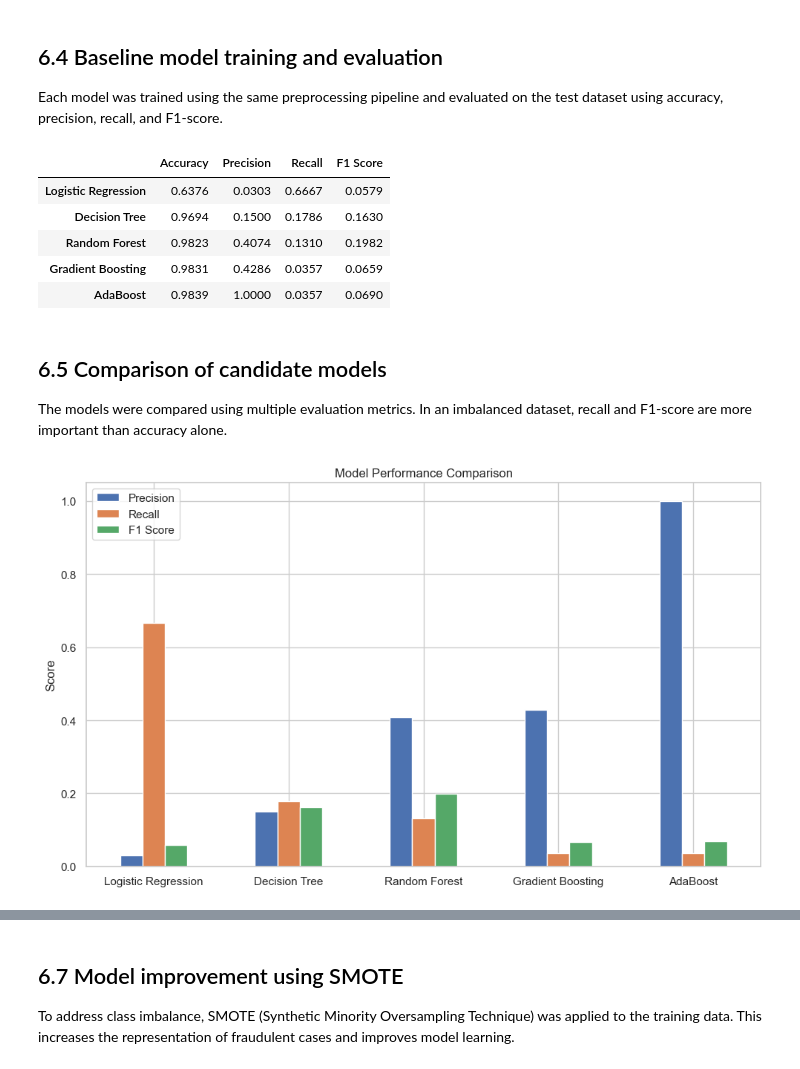
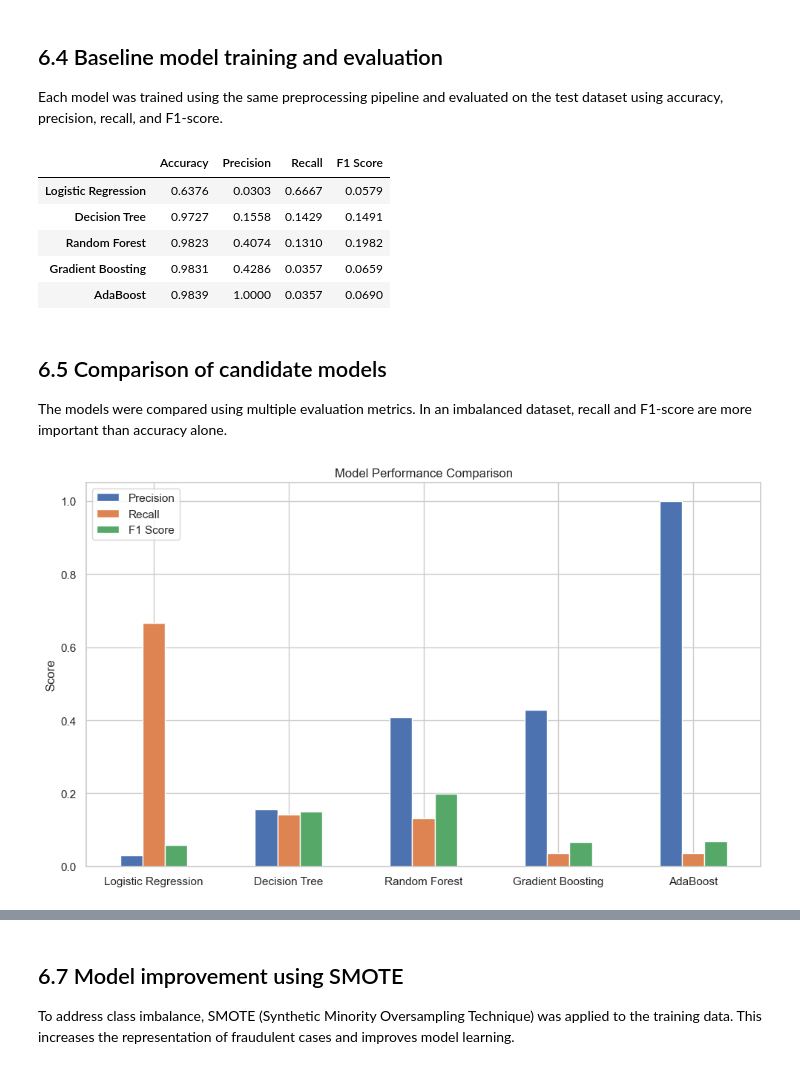
Before and after one commit to YaseenMunowwar/st20357375-CMP7005PRAC1-credit-card-fraud, a Jupyter notebook: notebooks/st20357375_CMP7005_PRAC1_Final.ipynb, the cells around one changed output, grey strips where cells are left out. Cells and saved outputs as stored; diff of their text form; code cells hidden in the pictures.

```diff
--- a/notebooks/st20357375_CMP7005_PRAC1_Final.ipynb
+++ b/notebooks/st20357375_CMP7005_PRAC1_Final.ipynb
@@ -604,7 +604,7 @@ These models were chosen to provide a balance between interpretability and predi
 # %%
 models = {
     "Logistic Regression": LogisticRegression(max_iter=1000, class_weight="balanced", random_state=42),
-    "Decision Tree": DecisionTreeClassifier(random_state=42),
+    "Decision Tree": DecisionTreeClassifier(class_weight="balanced", random_state=42),
     "Random Forest": RandomForestClassifier(n_estimators=200, class_weight="balanced", random_state=42),
     "Gradient Boosting": GradientBoostingClassifier(random_state=42),
     "AdaBoost": AdaBoostClassifier(random_state=42)
@@ -615,29 +615,33 @@ models = {
 Each model was trained using the same preprocessing pipeline and evaluated on the test dataset using accuracy, precision, recall, and F1-score.
 # %%
 results = {}
+fitted_pipelines = {}
 
 for name, model in models.items():
     pipeline = Pipeline(steps=[
         ("preprocessor", preprocessor),
         ("classifier", model)
     ])
 
     pipeline.fit(X_train, y_train)
     y_pred = pipeline.predict(X_test)
 
+    # store fitted pipeline
+    fitted_pipelines[name] = pipeline
+
     results[name] = {
         "Accuracy": accuracy_score(y_test, y_pred),
         "Precision": precision_score(y_test, y_pred),
         "Recall": recall_score(y_test, y_pred),
         "F1 Score": f1_score(y_test, y_pred)
     }
 
 results_df = pd.DataFrame(results).T.round(4)
 results_df
 # %% [output]
 |  | Accuracy | Precision | Recall | F1 Score |
 | Logistic Regression | 0.6376 | 0.0303 | 0.6667 | 0.0579 |
-| Decision Tree | 0.9694 | 0.1500 | 0.1786 | 0.1630 |
+| Decision Tree | 0.9727 | 0.1558 | 0.1429 | 0.1491 |
 | Random Forest | 0.9823 | 0.4074 | 0.1310 | 0.1982 |
 | Gradient Boosting | 0.9831 | 0.4286 | 0.0357 | 0.0659 |
 | AdaBoost | 0.9839 | 1.0000 | 0.0357 | 0.0690 |
@@ -654,4 +658,4 @@ plt.tight_layout()
 plt.savefig("../screenshots/task3_model_comparison.png", dpi=300)
 plt.show()
 # %% [output]
-[figure, old version]
+[figure, new version]
```
Also changed, not shown: parts of 13 cells of this notebook, 15 other files.
